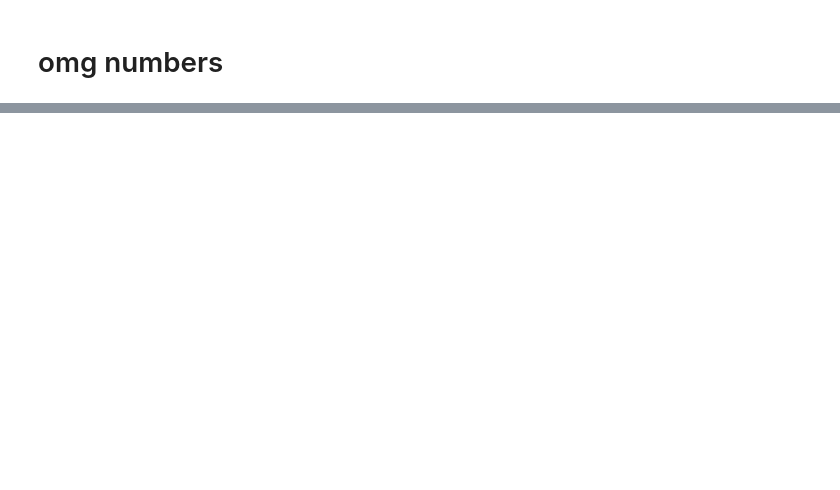
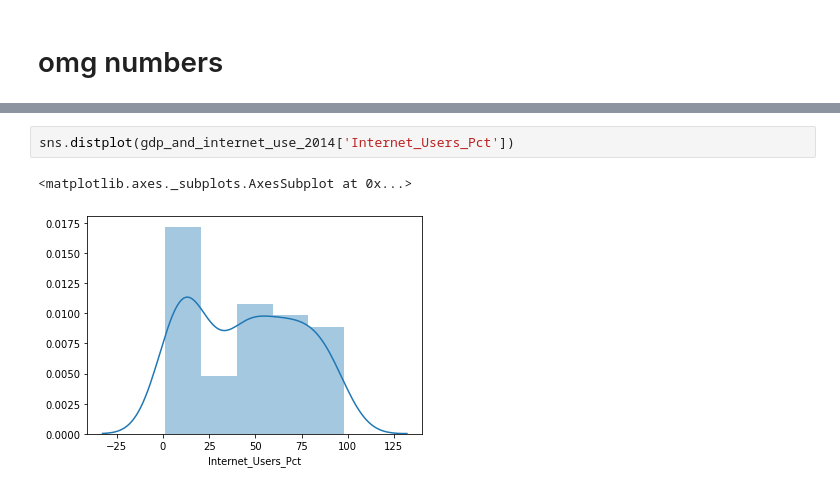
Before and after one commit to TheRealIanGray/gdp-and-internet-usage-TheRealIanGray, a Jupyter notebook: First Python Project.ipynb, the cells around one changed output, grey strips where cells are left out. Cells and saved outputs as stored; diff of their text form; blank space fills up the shorter version.

```diff
--- a/First Python Project.ipynb
+++ b/First Python Project.ipynb
@@ -238,0 +236,5 @@ o14=plt.scatter(gdp_and_internet_use_2014.Internet_Users_Pct, gdp_and_internet_u
+# %%
+sns.distplot(gdp_and_internet_use_2014['Internet_Users_Pct'])
+# %% [output]
+<matplotlib.axes._subplots.AxesSubplot at 0x...>
+[figure, added]
```
Also changed, not shown: parts of 24 cells of this notebook, 1 other file.
